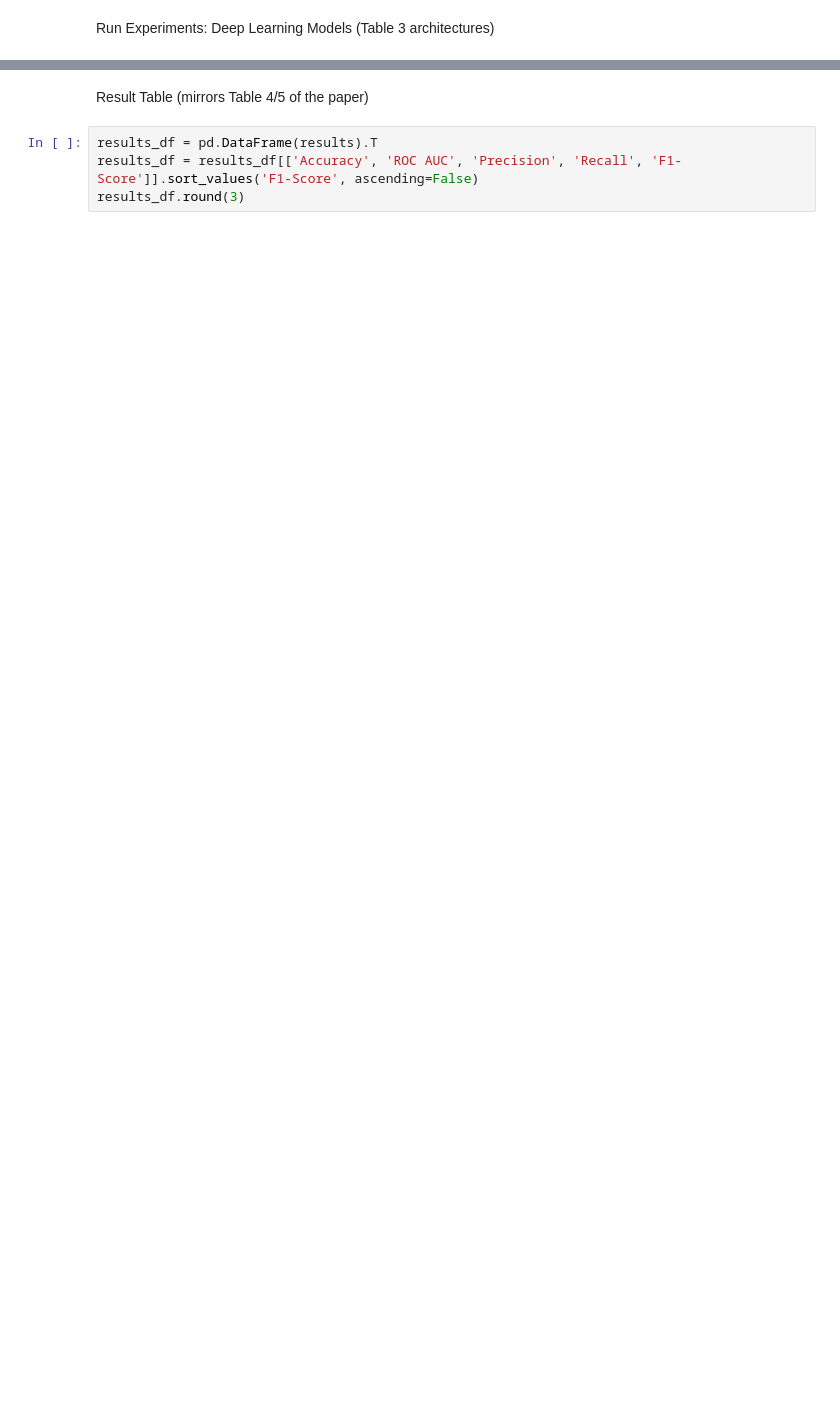
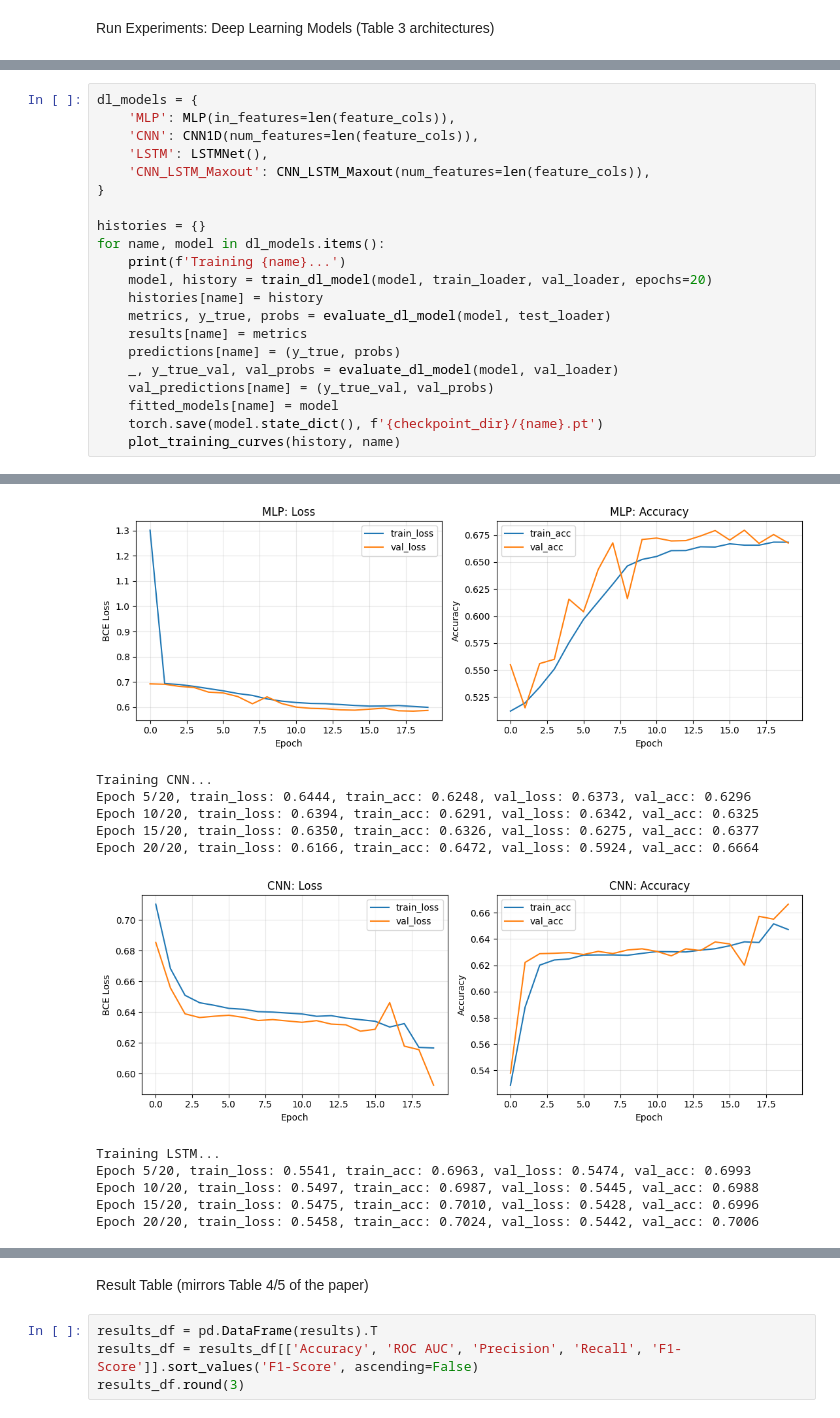
Before and after one commit to VuNgoHust123/PAPER_THANH, a Jupyter notebook: Cart_Abandonment_REES46.ipynb, the cells around one changed output, grey strips where cells are left out. Saved outputs shown, nothing was run; the diff lists cells and outputs as text; blank space fills up the shorter version.

```diff
--- a/Cart_Abandonment_REES46.ipynb
+++ b/Cart_Abandonment_REES46.ipynb
@@ -523,0 +483,22 @@ Epoch 20/20, train_loss: 0.5477, train_acc: 0.7033, val_loss: 0.5410, val_acc: 0
+# %%
+dl_models = {
+    'MLP': MLP(in_features=len(feature_cols)),
+    'CNN': CNN1D(num_features=len(feature_cols)),
+    'LSTM': LSTMNet(),
+    'CNN_LSTM_Maxout': CNN_LSTM_Maxout(num_features=len(feature_cols)),
+}
+
+histories = {}
+for name, model in dl_models.items():
+    print(f'Training {name}...')
+    model, history = train_dl_model(model, train_loader, val_loader, epochs=20)
+    histories[name] = history
+    metrics, y_true, probs = evaluate_dl_model(model, test_loader)
+    results[name] = metrics
+    predictions[name] = (y_true, probs)
+    _, y_true_val, val_probs = evaluate_dl_model(model, val_loader)
+    val_predictions[name] = (y_true_val, val_probs)
+    fitted_models[name] = model
+    torch.save(model.state_dict(), f'{checkpoint_dir}/{name}.pt')
+    plot_training_curves(history, name)
+# %% [output]
@@ -523,0 +510,12 @@ Epoch 20/20, train_loss: 0.5477, train_acc: 0.7033, val_loss: 0.5410, val_acc: 0
+[figure, added]
+Training CNN...
+Epoch 5/20, train_loss: 0.6444, train_acc: 0.6248, val_loss: 0.6373, val_acc: 0.6296
+Epoch 10/20, train_loss: 0.6394, train_acc: 0.6291, val_loss: 0.6342, val_acc: 0.6325
+Epoch 15/20, train_loss: 0.6350, train_acc: 0.6326, val_loss: 0.6275, val_acc: 0.6377
+Epoch 20/20, train_loss: 0.6166, train_acc: 0.6472, val_loss: 0.5924, val_acc: 0.6664
+[figure, added]
+Training LSTM...
+Epoch 5/20, train_loss: 0.5541, train_acc: 0.6963, val_loss: 0.5474, val_acc: 0.6993
+Epoch 10/20, train_loss: 0.5497, train_acc: 0.6987, val_loss: 0.5445, val_acc: 0.6988
+Epoch 15/20, train_loss: 0.5475, train_acc: 0.7010, val_loss: 0.5428, val_acc: 0.6996
+Epoch 20/20, train_loss: 0.5458, train_acc: 0.7024, val_loss: 0.5442, val_acc: 0.7006
```
Also changed, not shown: parts of 12 cells of this notebook, 11 other files.
